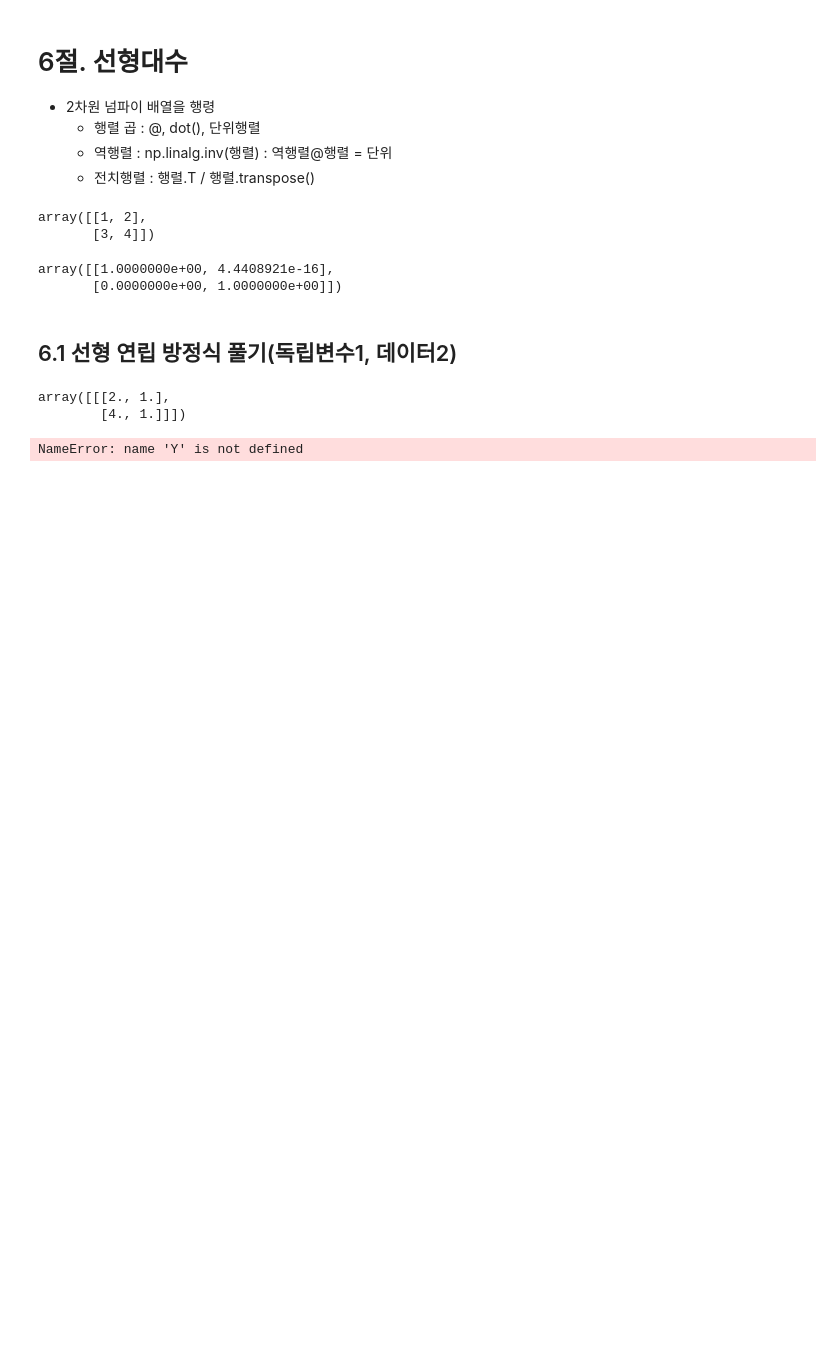
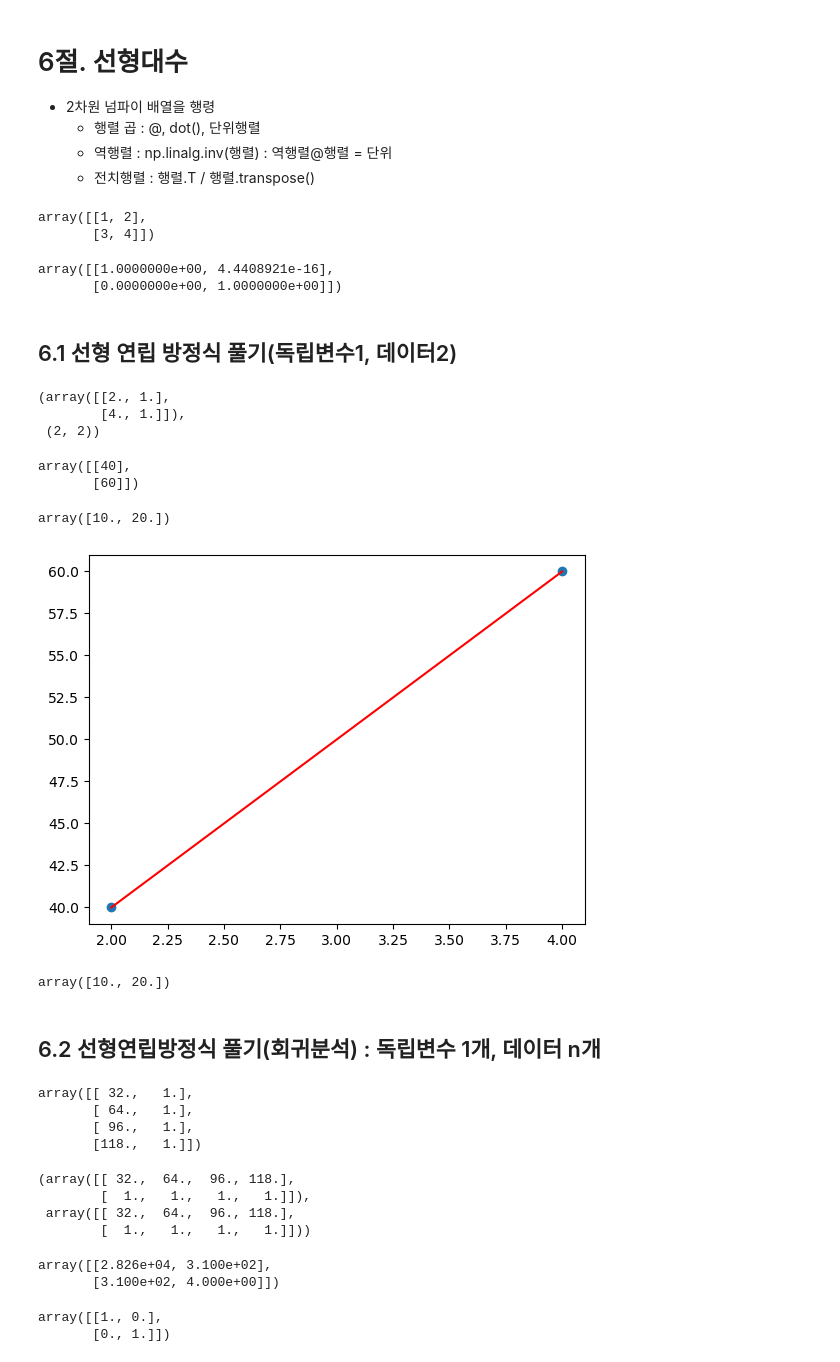
Before and after one commit to waggunet/ai_x, a Jupyter notebook: source/01_python/ch10_N차원배열다루기_4절~6절.ipynb, the cells around one changed output. Saved outputs shown, nothing was run; the diff lists cells and outputs as text; code cells hidden in the pictures; blank space fills up the shorter version.

```diff
--- a/source/01_python/ch10_N차원배열다루기_4절~6절.ipynb
+++ b/source/01_python/ch10_N차원배열다루기_4절~6절.ipynb
@@ -241,13 +241,21 @@ array([[1.0000000e+00, 4.4408921e-16],
 # %% [markdown]
 ## 6.1 선형 연립 방정식 풀기(독립변수1, 데이터2)
 # %%
+import numpy as np
 x = np.array([2, 4]) # 독리변수
-y = np.array([40, 60]) # 종속변수
-X = np.dstack( (x, np.ones(len(x))))
-X
+Y = np.array([40, 60]) # 종속변수
+# X = np.dstack( (x, np.ones(len(x)))) # dstack : 차원증가
+X = np.column_stack((x, np.ones(len(x))))
+X, X.shape
 # %% [output]
-array([[[2., 1.],
-        [4., 1.]]])
+(array([[2., 1.],
+        [4., 1.]]),
+ (2, 2))
+# %%
+Y.reshape(-1,1) # 출력결과가 나오면 Y는 그대로, return값만 출력
+# %% [output]
+array([[40],
+       [60]])
 # %%
 # x @ wb = Y
 # X의 역행렬 @ X @ wb=X의 역행렬 @ Y
@@ -255,4 +263,26 @@ array([[[2., 1.],
 wb = np.linalg.inv(X) @ Y
 wb
 # %% [output]
-NameError: name 'Y' is not defined
+array([10., 20.])
+# %%
+import matplotlib.pyplot as plt
+plt.scatter(x,y)
+plt.plot(x, 10*x+20, 'r')
+plt.show()
+# %% [output]
+[figure, added]
+# %%
+np.linalg.solve(X, Y) # w(기울기, b(Y절편)을 구하는 함수
+# %% [output]
+array([10., 20.])
+# %% [markdown]
+## 6.2 선형연립방정식 풀기(회귀분석) : 독립변수 1개, 데이터 n개
+# %%
+x = np.array([32,64,96,118])
+X = np.c_[x, np.ones(len(x))]
+X # 정방행렬이 아님
+# %% [output]
+array([[ 32.,   1.],
+       [ 64.,   1.],
+       [ 96.,   1.],
+       [118.,   1.]])
@@ -258,0 +291,19 @@ NameError: name 'Y' is not defined
+# %%
+X.T, X.transpose() # 전치행렬
+# %% [output]
+(array([[ 32.,  64.,  96., 118.],
+        [  1.,   1.,   1.,   1.]]),
+ array([[ 32.,  64.,  96., 118.],
+        [  1.,   1.,   1.,   1.]]))
+# %%
+X_ = X.T @ X
+X_
+# %% [output]
+array([[2.826e+04, 3.100e+02],
+       [3.100e+02, 4.000e+00]])
+# %%
+# x가 정방행렬이 아니 경우, X.T @X로 정방행렬을 만든 후 역행렬을 곱
+np.linalg.inv(X_) @ X_
+# %% [output]
+array([[1., 0.],
+       [0., 1.]])
```
Also changed, not shown: parts of 36 cells of this notebook, 10 other files.
